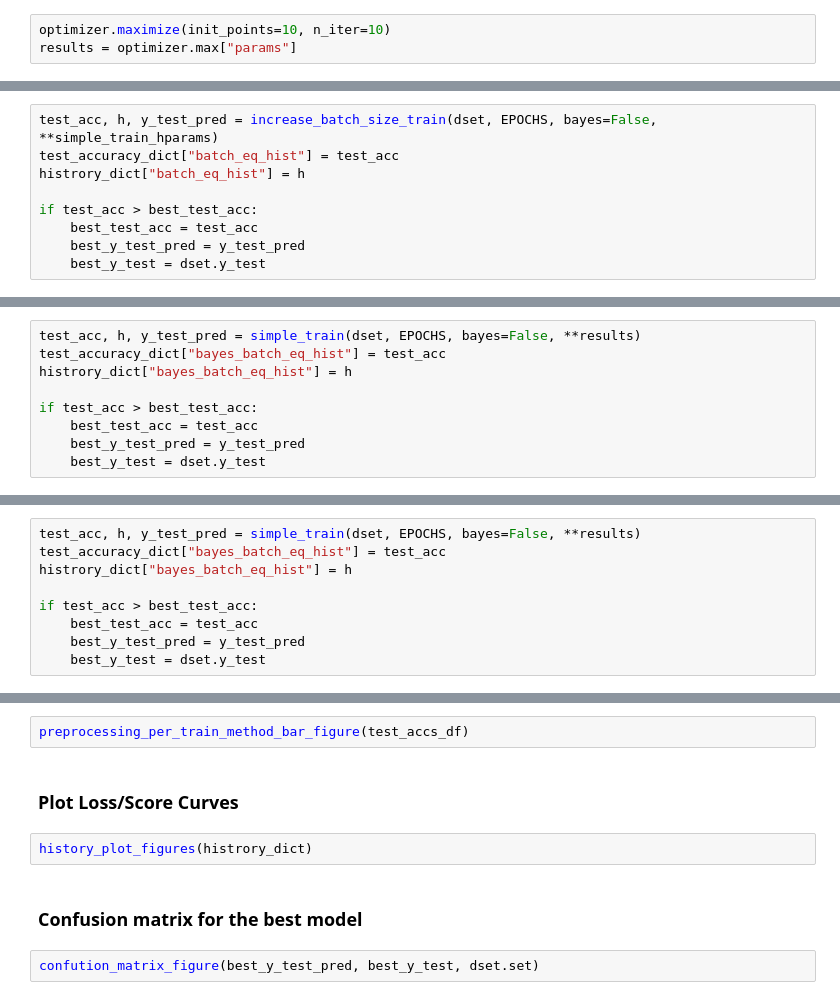
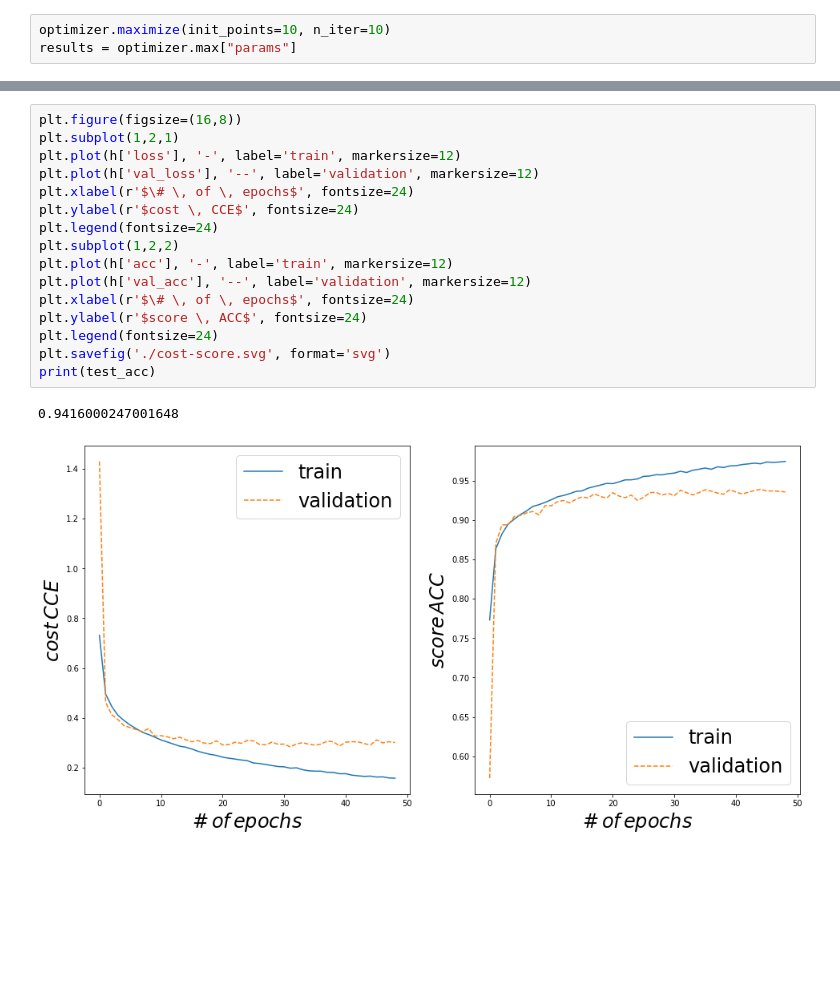
Before and after one commit to efth-mcl/BayesBatch, a Jupyter notebook: BatchBayes.ipynb, the cells around one changed output, grey strips where cells are left out. Cells and saved outputs as stored; diff of their text form; blank space fills up the shorter version.

```diff
--- a/BatchBayes.ipynb
+++ b/BatchBayes.ipynb
@@ -290,9 +77,0 @@ if test_acc > best_test_acc:
-# %%
-test_acc, h, y_test_pred = increase_batch_size_train(dset, EPOCHS, bayes=False, **simple_train_hparams)
-test_accuracy_dict["batch_eq_hist"] = test_acc
-histrory_dict["batch_eq_hist"] = h
-
-if test_acc > best_test_acc:
-    best_test_acc = test_acc
-    best_y_test_pred = y_test_pred
-    best_y_test = dset.y_test
@@ -312,9 +77,0 @@ results = optimizer.max["params"]
-# %%
-test_acc, h, y_test_pred = simple_train(dset, EPOCHS, bayes=False, **results)
-test_accuracy_dict["bayes_batch_eq_hist"] = test_acc
-histrory_dict["bayes_batch_eq_hist"] = h
-
-if test_acc > best_test_acc:
-    best_test_acc = test_acc
-    best_y_test_pred = y_test_pred
-    best_y_test = dset.y_test
@@ -334,9 +77,0 @@ results = optimizer.max["params"]
-# %%
-test_acc, h, y_test_pred = simple_train(dset, EPOCHS, bayes=False, **results)
-test_accuracy_dict["bayes_batch_eq_hist"] = test_acc
-histrory_dict["bayes_batch_eq_hist"] = h
-
-if test_acc > best_test_acc:
-    best_test_acc = test_acc
-    best_y_test_pred = y_test_pred
-    best_y_test = dset.y_test
@@ -354,10 +78,19 @@ test_accs_df = Df(test_accs,
-# %%
-preprocessing_per_train_method_bar_figure(test_accs_df)
-# %% [markdown]
-### Plot Loss/Score Curves
-# %%
-history_plot_figures(histrory_dict)
-# %% [markdown]
-### Confusion matrix for the best model
-# %%
-confution_matrix_figure(best_y_test_pred, best_y_test, dset.set)
+# %%
+plt.figure(figsize=(16,8))
+plt.subplot(1,2,1)
+plt.plot(h['loss'], '-', label='train', markersize=12)
+plt.plot(h['val_loss'], '--', label='validation', markersize=12)
+plt.xlabel(r'$\# \, of \, epochs$', fontsize=24)
+plt.ylabel(r'$cost \, CCE$', fontsize=24)
+plt.legend(fontsize=24)
+plt.subplot(1,2,2)
+plt.plot(h['acc'], '-', label='train', markersize=12)
+plt.plot(h['val_acc'], '--', label='validation', markersize=12)
+plt.xlabel(r'$\# \, of \, epochs$', fontsize=24)
+plt.ylabel(r'$score \, ACC$', fontsize=24)
+plt.legend(fontsize=24)
+plt.savefig('./cost-score.svg', format='svg')
+print(test_acc)
+# %% [output]
+0.9416000247001648
+[figure, added]
```
Also changed, not shown: parts of 61 cells of this notebook, 4 other files.
